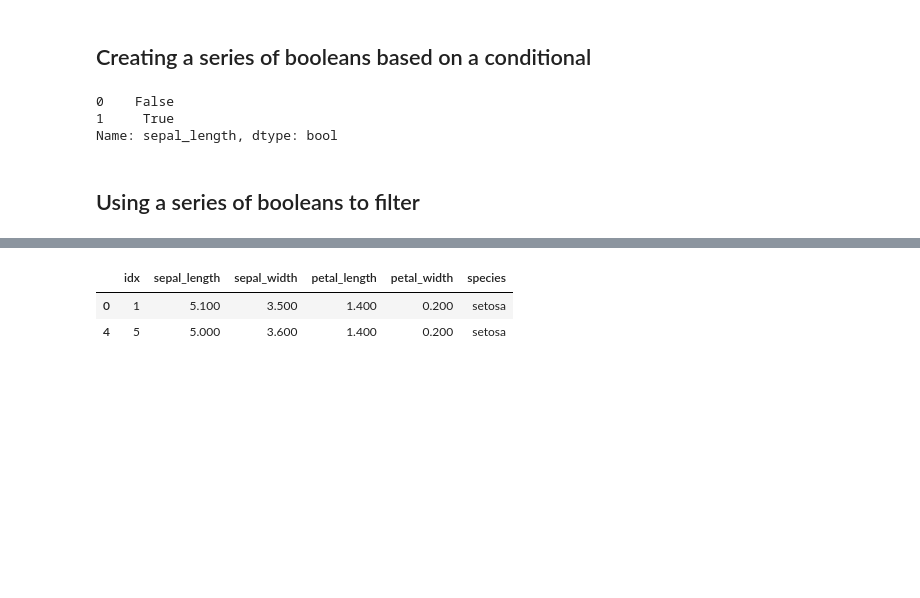
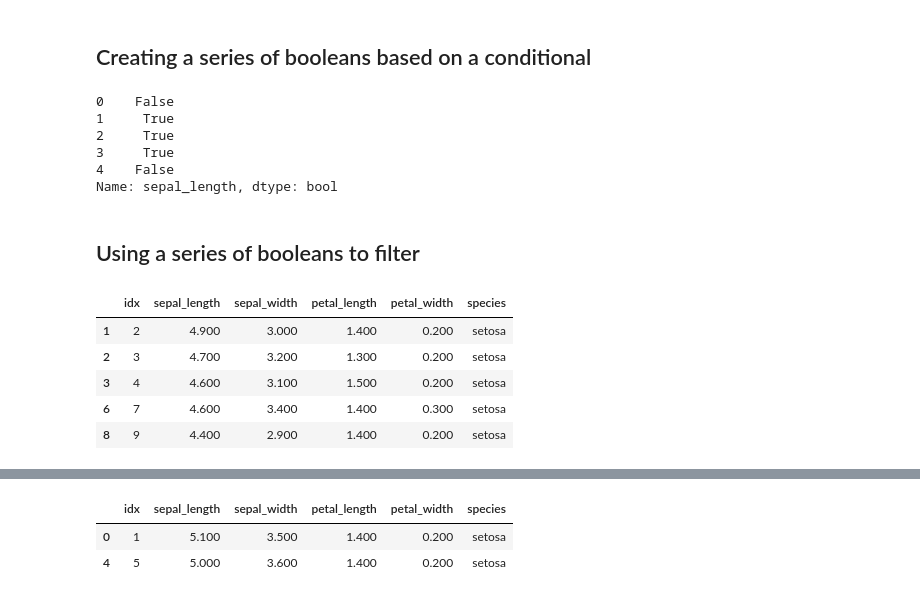
Before and after one commit to felixfan/scripts, a Jupyter notebook: python/ipynb/pandas.ipynb, the cells around one changed output, grey strips where cells are left out. Saved outputs shown, nothing was run; the diff lists cells and outputs as text; code cells hidden in the pictures; blank space fills up the shorter version.

```diff
--- a/python/ipynb/pandas.ipynb
+++ b/python/ipynb/pandas.ipynb
@@ -326,12 +326,23 @@ ufo.head()
 ## Creating a series of booleans based on a conditional
 # %%
 boolean = df.sepal_length < 5
-boolean.head(2)
-# Or df['sepal_length'] < 5
+boolean.head()
 # %% [output]
 0    False
 1     True
+2     True
+3     True
+4    False
 Name: sepal_length, dtype: bool
 # %% [markdown]
 ## Using a series of booleans to filter
+# %%
+df[boolean].head()
+# %% [output]
+|  | idx | sepal_length | sepal_width | petal_length | petal_width | species |
+| 1 | 2 | 4.900 | 3.000 | 1.400 | 0.200 | setosa |
+| 2 | 3 | 4.700 | 3.200 | 1.300 | 0.200 | setosa |
+| 3 | 4 | 4.600 | 3.100 | 1.500 | 0.200 | setosa |
+| 6 | 7 | 4.600 | 3.400 | 1.400 | 0.300 | setosa |
+| 8 | 9 | 4.400 | 2.900 | 1.400 | 0.200 | setosa |
 # %%
```
Also changed, not shown: parts of 18 cells of this notebook.
